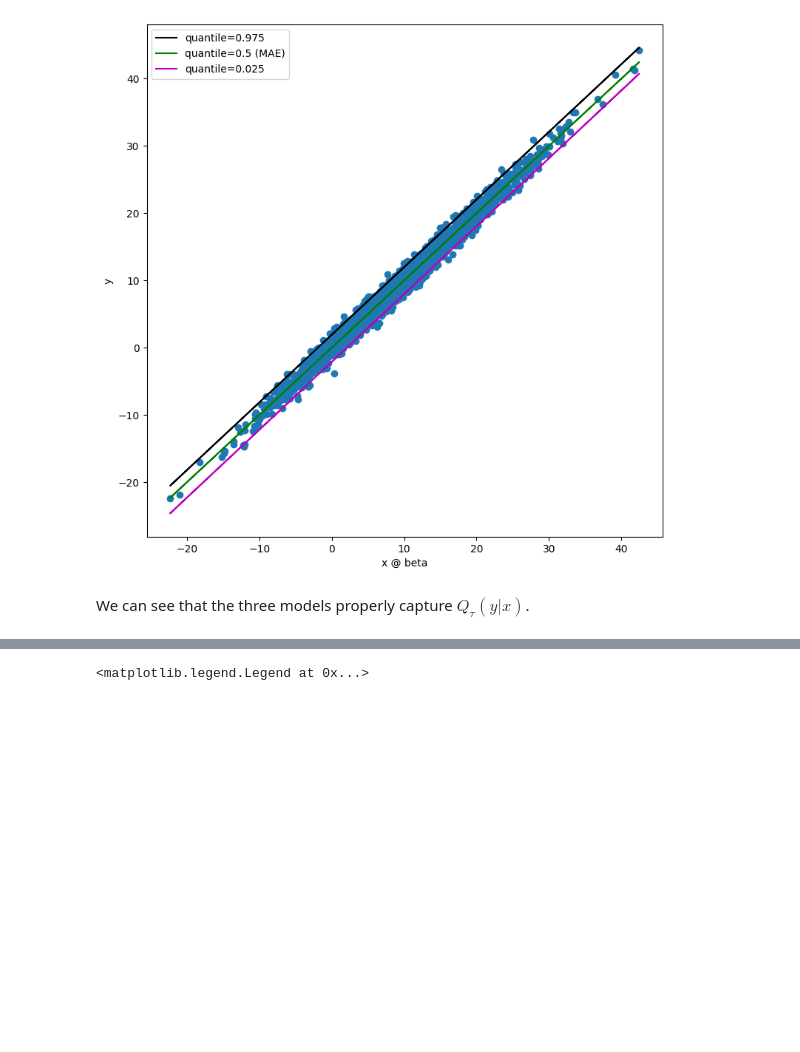
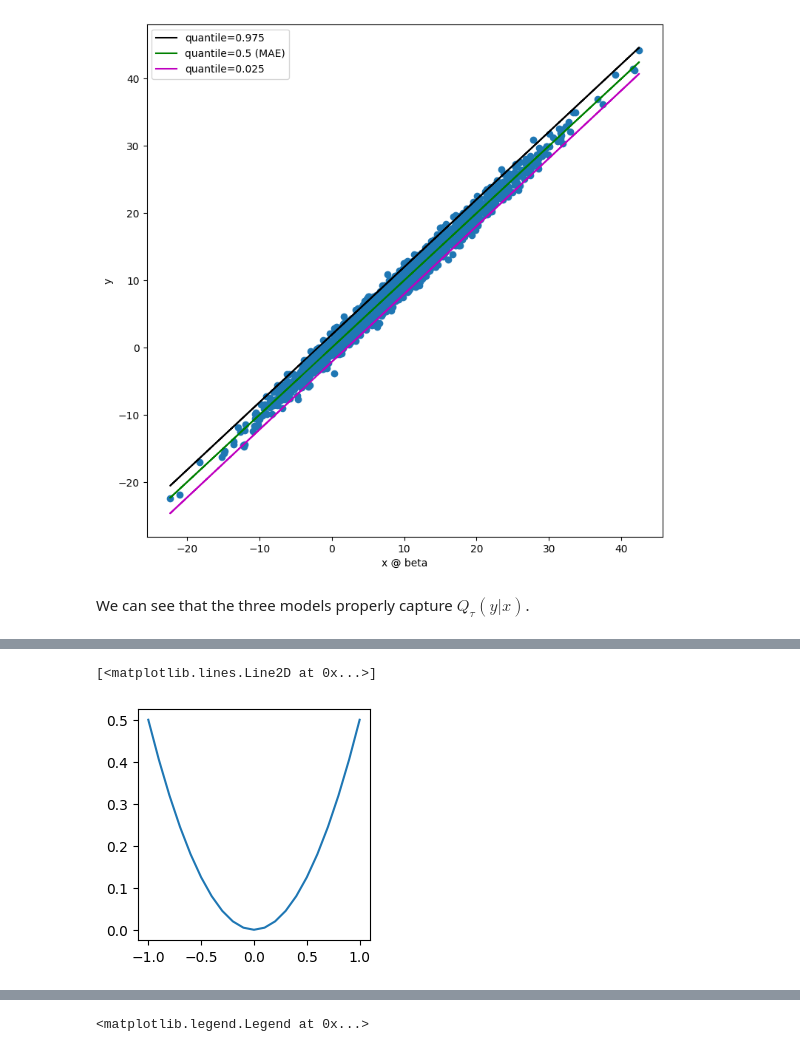
Before and after one commit to abess-team/skscope, a Jupyter notebook: docs/source/examples/Linear Model and its Variants/expectile-regression.ipynb, the cells around one changed output, grey strips where cells are left out. Cells and saved outputs as stored; diff of their text form; code cells hidden in the pictures; blank space fills up the shorter version.

```diff
--- a/docs/source/examples/Linear Model and its Variants/expectile-regression.ipynb
+++ b/docs/source/examples/Linear Model and its Variants/expectile-regression.ipynb
@@ -137,0 +144,11 @@ We can see that the three models properly capture $Q_{\tau}(y|x)$.
+# %%
+def square_r_fun(u):
+    tau = 0.5
+    weight = np.where(u < 0, 1 - tau, tau)
+    return weight * (u**2)
+x = np.arange(-1.0, 1.01, step=0.1)
+fig, ax = plt.subplots(figsize = (3, 3))
+ax.plot(x, square_r_fun(x))
+# %% [output]
+[<matplotlib.lines.Line2D at 0x...>]
+[figure, added]
```
Also changed, not shown: parts of 18 cells of this notebook.
